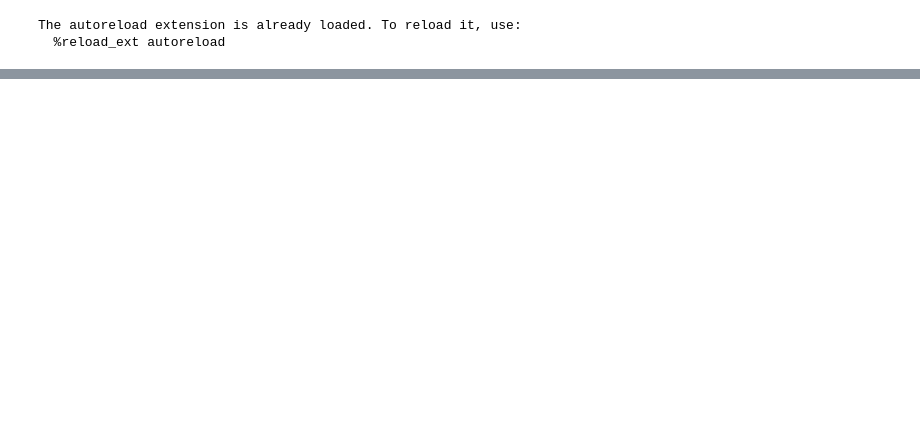
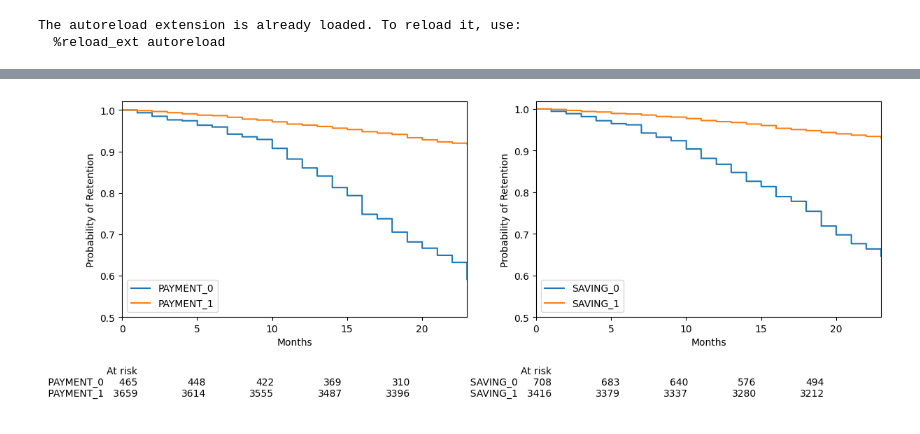
Before and after one commit to Senejohnny/ml, a Jupyter notebook: Notebooks/ABN/churn_prediction.ipynb, the cells around one changed output, grey strips where cells are left out. Saved outputs shown, nothing was run; the diff lists cells and outputs as text; code cells hidden in the pictures; blank space fills up the shorter version.

```diff
--- a/Notebooks/ABN/churn_prediction.ipynb
+++ b/Notebooks/ABN/churn_prediction.ipynb
@@ -108,0 +77,2 @@ df[df.CUSTOMER_ID == 1276999][['MONTH_PERIOD', 'ACCOUNTMODEL']].head()
+# %%
+df_imp = impute_age_class(df)
@@ -132,0 +161,2 @@ TypeError: 'set' object is not subscriptable
+# %%
+df.MONTH_PERIOD = df.MONTH_PERIOD.apply(lambda x: (x.to_period('M') - pd.to_datetime('2011-1-1').to_period('M')).n)
@@ -132,0 +397,34 @@ TypeError: 'set' object is not subscriptable
+# %%
+df_red['churn_time'] = df_red['churn_time'].astype('float16')
+df_red['event'] = df_red['event'].astype('float16')
+# %%
+from lifelines import KaplanMeierFitter, NelsonAalenFitter, WeibullFitter
+from lifelines.plotting import add_at_risk_counts
+import matplotlib.pyplot as plt
+%matplotlib inline
+
+def plot_churn_risk(df, col, estimator, ax=None, T:str='churn_time', E:str='event',  horizon=23, at_risk=False):
+    """ Plot univariate churn risk """
+
+    if col not in df.columns:
+        raise KeyError(f'{col} not in data frame')
+    if not ax:
+        fig, ax = plt.subplots(figsize=(6, 5))
+    timeline = np.linspace(0, horizon, 1000)
+    vals = set(df[col].values)
+    estimators = [estimator(label=col.split('_')[0]+'_'+str(val)) for val in vals]
+    inds = [df_red[col] == val if str(val) != 'nan' else df_red[col].isna() for val in vals ]
+    estimators = [estimator.fit(df_red[inds[i]][T], df_red[inds[i]][E], timeline=timeline)
+                    for i, estimator in enumerate(estimators)]
+    # for i, estimator in enumerate(estimators[0:1]):
+    #     # estimator.fit(df_red[inds[i]][T], df_red[inds[i]][E], timeline=timeline)
+    #     print(df_red[inds[i]][T], df_red[inds[i]][E])
+    # if type(estimator) in ['NelsonAalenFitter', 'WeibullFitter']:
+    for estimator in estimators:
+        estimator.plot(ci_show=False, ax=ax)
+    if at_risk:
+        add_at_risk_counts(*estimators, ax=ax, fontsize=10, rows_to_show=['At risk'])
+    ax.set_ylim(0.5)
+    ax.set_xlim([0, 23])
+    ax.set_xlabel('Months', fontsize=10)
+    ax.set_ylabel('Probability of Retention', fontsize=10)
@@ -132,0 +442,8 @@ TypeError: 'set' object is not subscriptable
+# %%
+fig, ax = plt.subplots(1, 2, figsize=(14, 4))
+# ('INSURANCE_LIFE_IND', 'INSURANCE_LIFE_IND'), ('MORTGAGE_IND', 'PACKAGE_IND'), ('INVESTMENTS_IND', 'LENDING_IND')
+for i, j in [('PAYMENT_IND', 'SAVING_IND')]:
+    plot_churn_risk(df_red, i, ax=ax[0], estimator=KaplanMeierFitter, at_risk=True)
+    plot_churn_risk(df_red, j, ax=ax[1], estimator=KaplanMeierFitter, at_risk=True)
+# %% [output]
+[figure, added]
```
Also changed, not shown: parts of 67 cells of this notebook, 5 other files.
